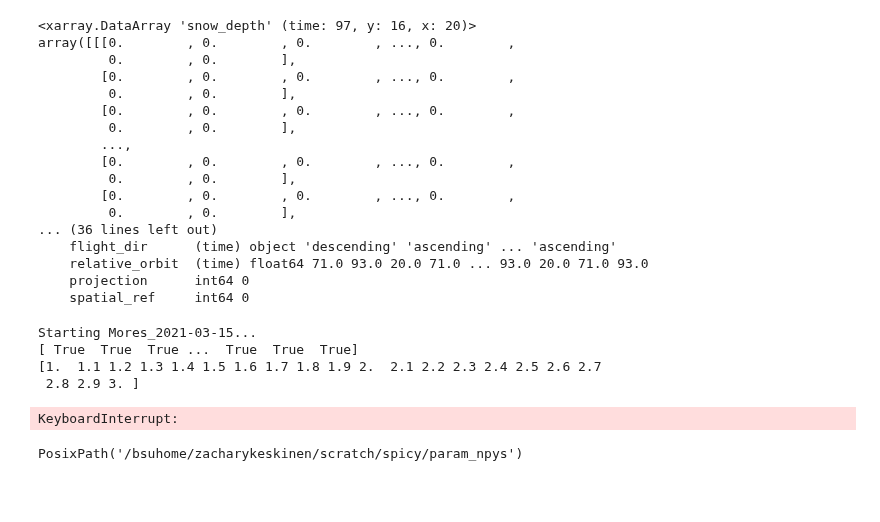
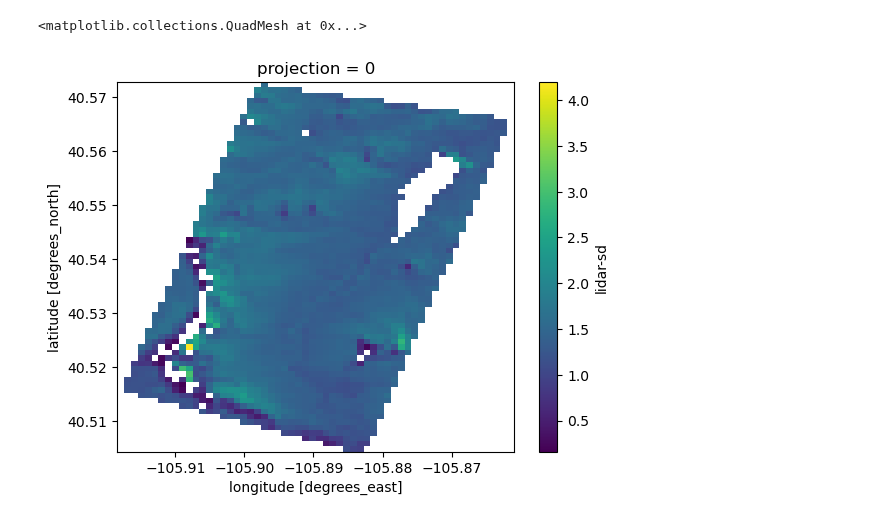
Before and after one commit to ZachHoppinen/spicy-analysis, a Jupyter notebook: src/data_acquisition/play.ipynb, the cells around one changed output. Saved outputs shown, nothing was run; the diff lists cells and outputs as text; code cells hidden in the pictures; blank space fills up the shorter version.

```diff
--- a/src/data_acquisition/play.ipynb
+++ b/src/data_acquisition/play.ipynb
@@ -17,4 +19,5 @@ from sklearn.metrics import mean_squared_error
 from itertools import product
 import warnings
 # %%
-ds = xr.open_dataset('~/scratch/spicy/SnowEx-Data/Banner_2021-03-15.nc')
+dsold = xr.open_dataset('~/scratch/spicy/SnowEx-Data/Cameron_2021-03-19.nc')
+dsnew = xr.open_dataset('~/scratch/spicy/SnowEx-Data-lave/Cameron_2021-03-19.nc')
@@ -44,20 +23,0 @@ from rasterio.enums import Resampling
-# %%
-ds['snow_depth'].rio.write_crs('EPSG:4326').transpose('time', 'y', 'x').rio.reproject_match(ds['snow_depth'].rio.write_crs('EPSG:4326').transpose('time', 'y', 'x').coarsen(x = 10, y = 10, boundary = 'pad').mean(), resampling = Resampling.average)
-# %% [output]
-<xarray.DataArray 'snow_depth' (time: 97, y: 16, x: 20)>
-array([[[0.        , 0.        , 0.        , ..., 0.        ,
-         0.        , 0.        ],
-        [0.        , 0.        , 0.        , ..., 0.        ,
-         0.        , 0.        ],
-        [0.        , 0.        , 0.        , ..., 0.        ,
-         0.        , 0.        ],
-        ...,
-        [0.        , 0.        , 0.        , ..., 0.        ,
-         0.        , 0.        ],
-        [0.        , 0.        , 0.        , ..., 0.        ,
-         0.        , 0.        ],
-... (36 lines left out)
-    flight_dir      (time) object 'descending' 'ascending' ... 'ascending'
-    relative_orbit  (time) float64 71.0 93.0 20.0 71.0 ... 93.0 20.0 71.0 93.0
-    projection      int64 0
-    spatial_ref     int64 0
@@ -172,12 +24,5 @@ if out_fp.exists():
-# %%
-make_stat_da(0, 1, next(param_fp.glob('*_*-*-*')))
-# %% [output]
-Starting Mores_2021-03-15...
-[ True  True  True ...  True  True  True]
-[1.  1.1 1.2 1.3 1.4 1.5 1.6 1.7 1.8 1.9 2.  2.1 2.2 2.3 2.4 2.5 2.6 2.7
- 2.8 2.9 3. ]
-KeyboardInterrupt:
-# %%
-param_fp
-# %% [output]
-PosixPath('/bsuhome/zacharykeskinen/scratch/spicy/param_npys')
+# %%
+dsnew['lidar-sd'].plot()
+# %% [output]
+<matplotlib.collections.QuadMesh at 0x...>
+[figure, added]
```
Also changed, not shown: parts of 4 cells of this notebook, 5 other files.
